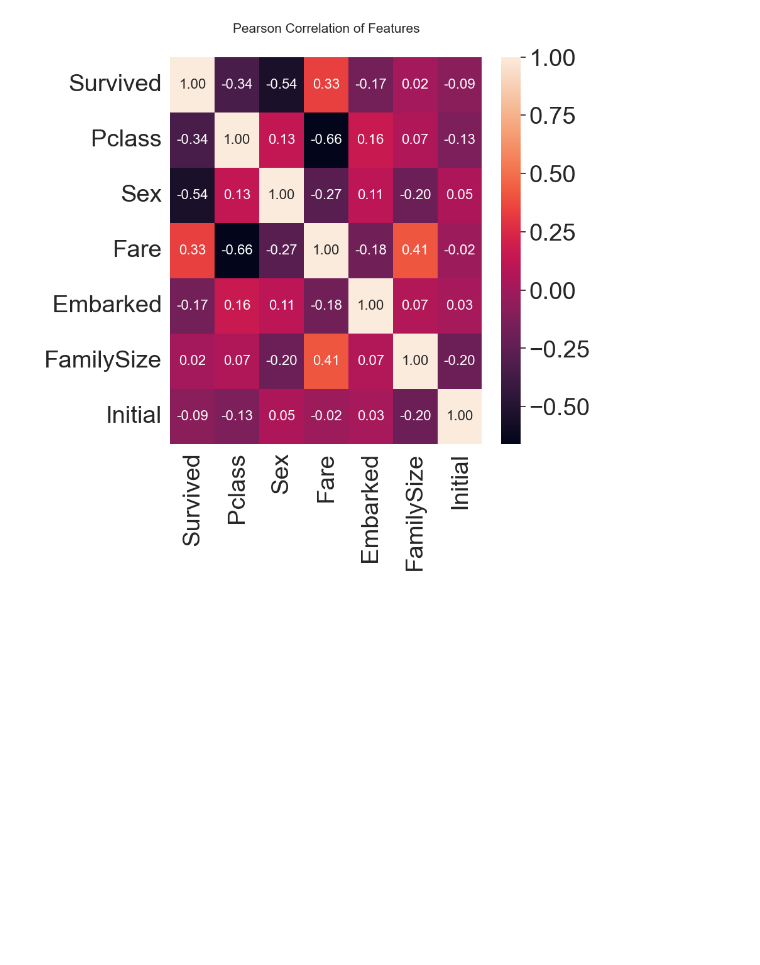
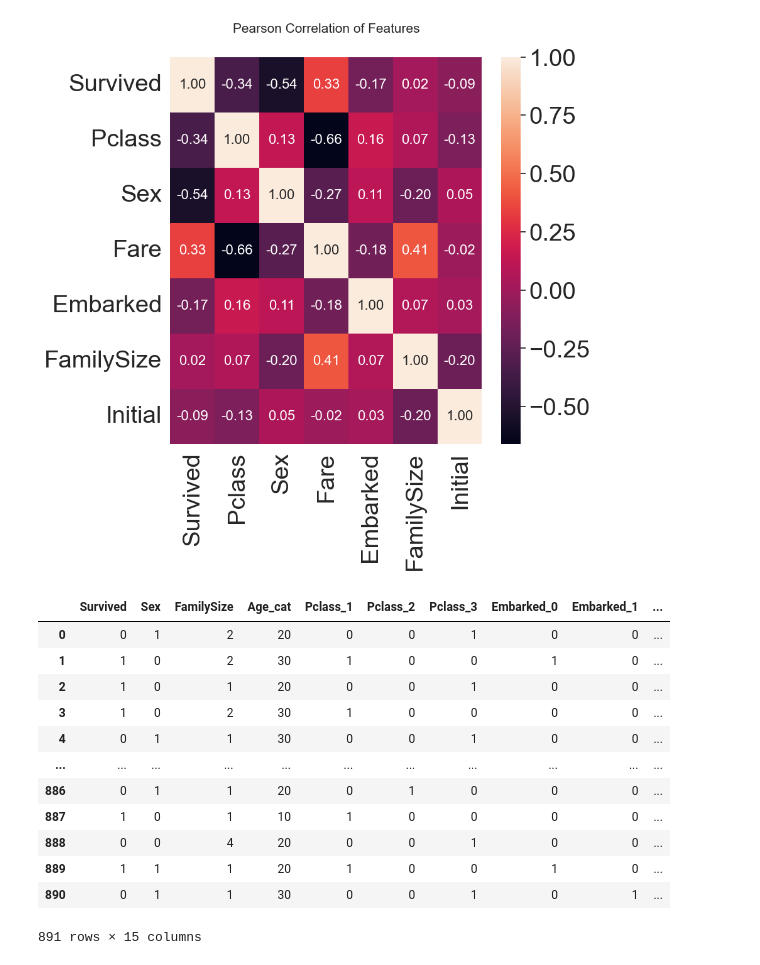
Before and after one commit to JW-Namsta/Kaggle_Study, a Jupyter notebook: Titanic/TItanic_copy_3.ipynb, the cells around one changed output. Drawn from its saved outputs; the diff is of its cells as text; code cells hidden in the pictures; blank space fills up the shorter version.

```diff
--- a/Titanic/TItanic_copy_3.ipynb
+++ b/Titanic/TItanic_copy_3.ipynb
@@ -476,3 +476,25 @@ sns.heatmap(col_heatmap.corr(), annot=True, annot_kws={'size':16},fmt='.2f')
 plt.show()
 # %% [output]
 [figure]
+# %%
+newdf = df_train.drop(['PassengerId','Name','Age','SibSp','Parch','Ticket','Cabin','Fare'],axis=1)
+# dummy_na=True  NaN값도 인코딩한다
+# drop_first=True  0 0 0을 없애줌
+newdf = pd.get_dummies(newdf, columns=['Pclass'], prefix='Pclass')
+newdf = pd.get_dummies(newdf, columns=['Embarked'], prefix='Embarked')
+newdf = pd.get_dummies(newdf, columns=['Initial'], prefix='Initial')
+newdf
+# %% [output]
+|  | Survived | Sex | FamilySize | Age_cat | Pclass_1 | Pclass_2 | Pclass_3 | Embarked_0 | Embarked_1 | ... |
+| 0 | 0 | 1 | 2 | 20 | 0 | 0 | 1 | 0 | 0 | ... |
+| 1 | 1 | 0 | 2 | 30 | 1 | 0 | 0 | 1 | 0 | ... |
+| 2 | 1 | 0 | 1 | 20 | 0 | 0 | 1 | 0 | 0 | ... |
+| 3 | 1 | 0 | 2 | 30 | 1 | 0 | 0 | 0 | 0 | ... |
+| 4 | 0 | 1 | 1 | 30 | 0 | 0 | 1 | 0 | 0 | ... |
+| ... | ... | ... | ... | ... | ... | ... | ... | ... | ... | ... |
+| 886 | 0 | 1 | 1 | 20 | 0 | 1 | 0 | 0 | 0 | ... |
+| 887 | 1 | 0 | 1 | 10 | 1 | 0 | 0 | 0 | 0 | ... |
+| 888 | 0 | 0 | 4 | 20 | 0 | 0 | 1 | 0 | 0 | ... |
+| 889 | 1 | 1 | 1 | 20 | 1 | 0 | 0 | 1 | 0 | ... |
+| 890 | 0 | 1 | 1 | 30 | 0 | 0 | 1 | 0 | 1 | ... |
+891 rows × 15 columns
```
Also changed, not shown: parts of 4 cells of this notebook.
